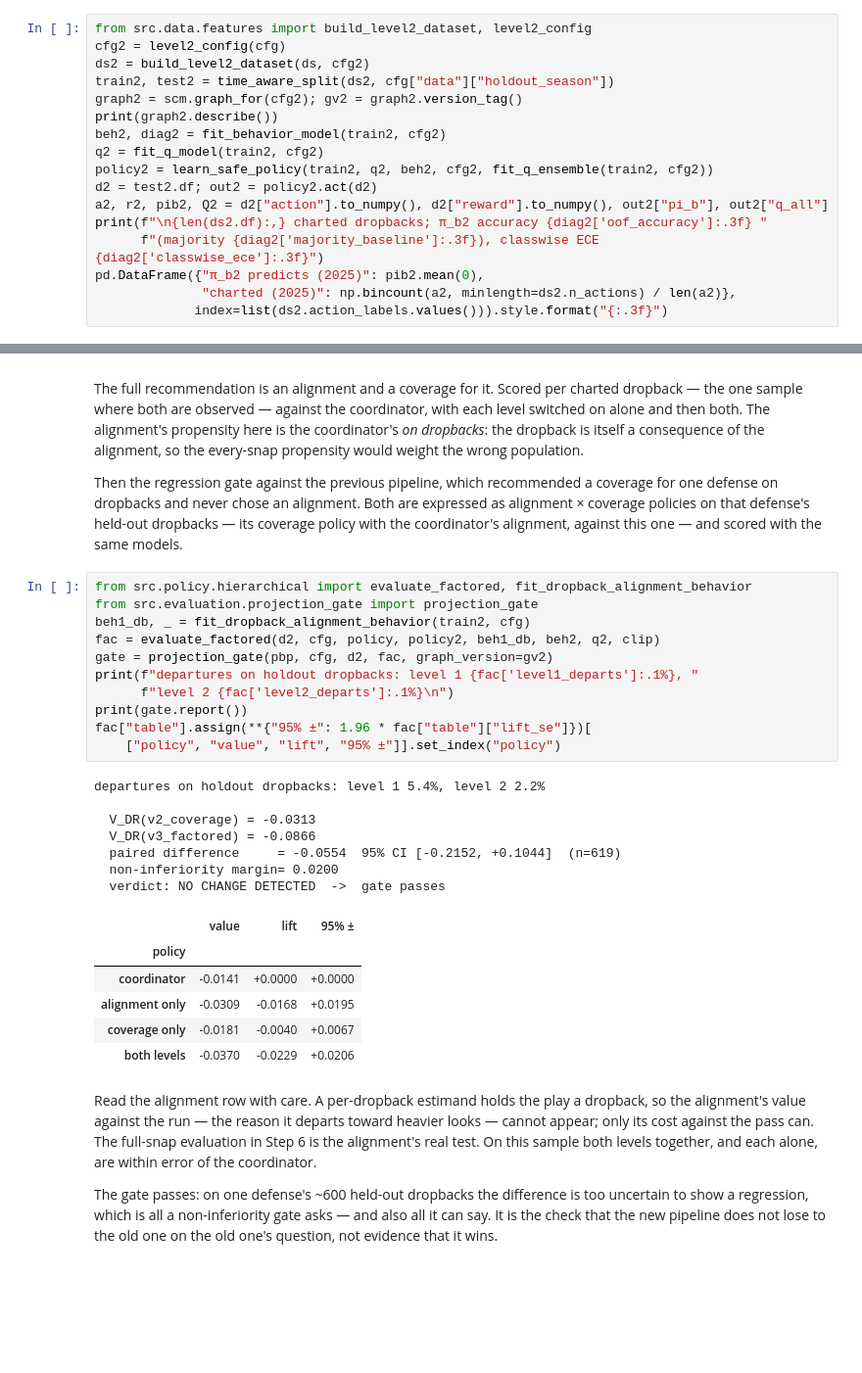
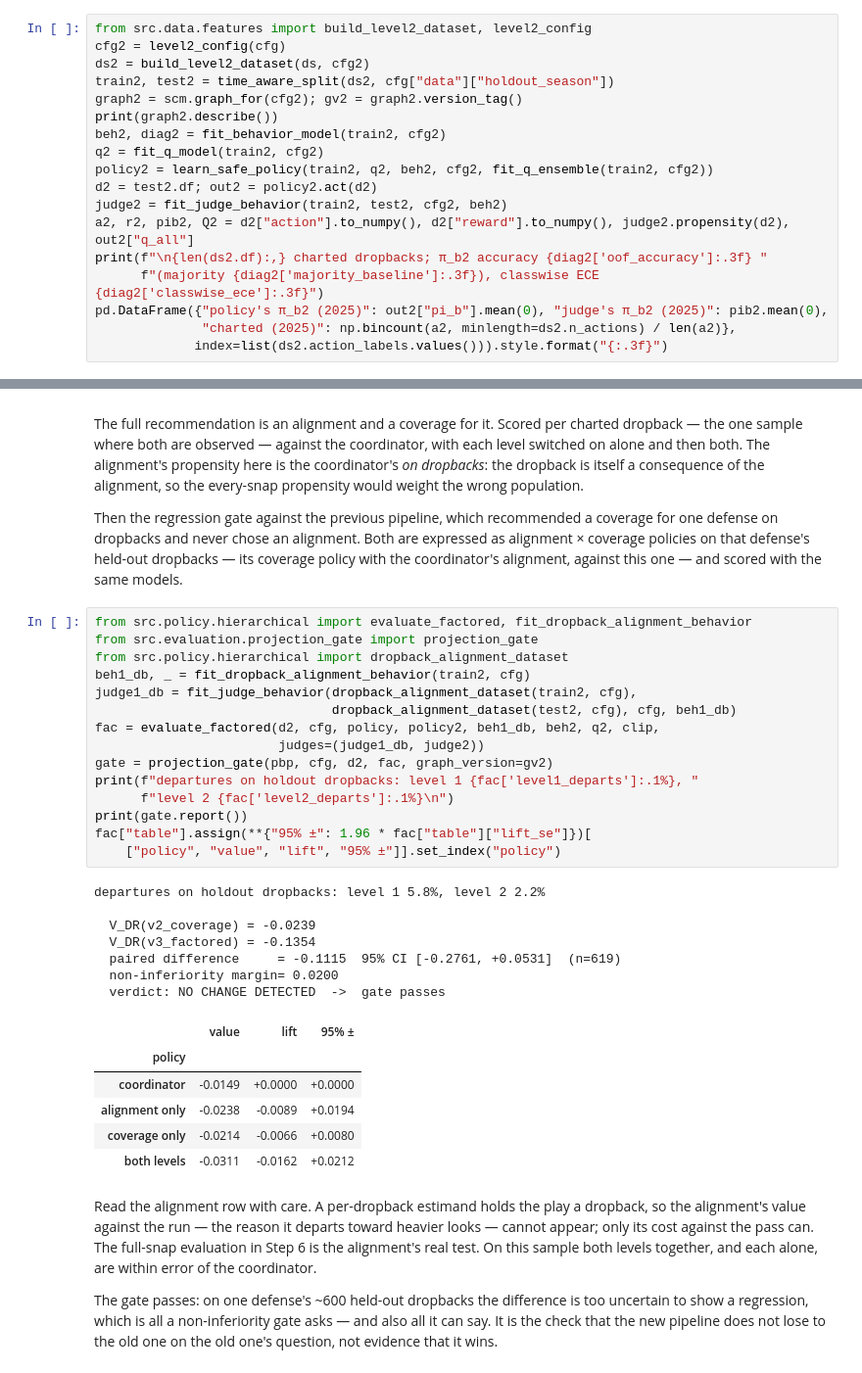
Before and after one commit to pendsec/nfl-playcalling, a Jupyter notebook: notebooks/v3_pipeline_walkthrough.ipynb, the cells around one changed output, grey strips where cells are left out. Shown at 98% size. Saved outputs shown, nothing was run; the diff lists cells and outputs as text; blank space fills up the shorter version.

```diff
--- a/notebooks/v3_pipeline_walkthrough.ipynb
+++ b/notebooks/v3_pipeline_walkthrough.ipynb
@@ -525,10 +588,11 @@ beh2, diag2 = fit_behavior_model(train2, cfg2)
 q2 = fit_q_model(train2, cfg2)
 policy2 = learn_safe_policy(train2, q2, beh2, cfg2, fit_q_ensemble(train2, cfg2))
 d2 = test2.df; out2 = policy2.act(d2)
-a2, r2, pib2, Q2 = d2["action"].to_numpy(), d2["reward"].to_numpy(), out2["pi_b"], out2["q_all"]
+judge2 = fit_judge_behavior(train2, test2, cfg2, beh2)
+a2, r2, pib2, Q2 = d2["action"].to_numpy(), d2["reward"].to_numpy(), judge2.propensity(d2), out2["q_all"]
 print(f"\n{len(ds2.df):,} charted dropbacks; π_b2 accuracy {diag2['oof_accuracy']:.3f} "
       f"(majority {diag2['majority_baseline']:.3f}), classwise ECE {diag2['classwise_ece']:.3f}")
-pd.DataFrame({"π_b2 predicts (2025)": pib2.mean(0),
+pd.DataFrame({"policy's π_b2 (2025)": out2["pi_b"].mean(0), "judge's π_b2 (2025)": pib2.mean(0),
               "charted (2025)": np.bincount(a2, minlength=ds2.n_actions) / len(a2)},
              index=list(ds2.action_labels.values())).style.format("{:.3f}")
 # %% [output]
@@ -592,28 +657,32 @@ alignment, against this one — and scored with the same models.
 # %%
 from src.policy.hierarchical import evaluate_factored, fit_dropback_alignment_behavior
 from src.evaluation.projection_gate import projection_gate
+from src.policy.hierarchical import dropback_alignment_dataset
 beh1_db, _ = fit_dropback_alignment_behavior(train2, cfg)
-fac = evaluate_factored(d2, cfg, policy, policy2, beh1_db, beh2, q2, clip)
+judge1_db = fit_judge_behavior(dropback_alignment_dataset(train2, cfg),
+                               dropback_alignment_dataset(test2, cfg), cfg, beh1_db)
+fac = evaluate_factored(d2, cfg, policy, policy2, beh1_db, beh2, q2, clip,
+                        judges=(judge1_db, judge2))
 gate = projection_gate(pbp, cfg, d2, fac, graph_version=gv2)
 print(f"departures on holdout dropbacks: level 1 {fac['level1_departs']:.1%}, "
       f"level 2 {fac['level2_departs']:.1%}\n")
 print(gate.report())
 fac["table"].assign(**{"95% ±": 1.96 * fac["table"]["lift_se"]})[
     ["policy", "value", "lift", "95% ±"]].set_index("policy")
 # %% [output]
-departures on holdout dropbacks: level 1 5.4%, level 2 2.2%
+departures on holdout dropbacks: level 1 5.8%, level 2 2.2%
 
-  V_DR(v2_coverage) = -0.0313
-  V_DR(v3_factored) = -0.0866
-  paired difference     = -0.0554  95% CI [-0.2152, +0.1044]  (n=619)
+  V_DR(v2_coverage) = -0.0239
+  V_DR(v3_factored) = -0.1354
+  paired difference     = -0.1115  95% CI [-0.2761, +0.0531]  (n=619)
   non-inferiority margin= 0.0200
   verdict: NO CHANGE DETECTED  ->  gate passes
 |  | value | lift | 95% ± |
 | policy |  |  |  |
-| coordinator | -0.0141 | +0.0000 | +0.0000 |
-| alignment only | -0.0309 | -0.0168 | +0.0195 |
-| coverage only | -0.0181 | -0.0040 | +0.0067 |
-| both levels | -0.0370 | -0.0229 | +0.0206 |
+| coordinator | -0.0149 | +0.0000 | +0.0000 |
+| alignment only | -0.0238 | -0.0089 | +0.0194 |
+| coverage only | -0.0214 | -0.0066 | +0.0080 |
+| both levels | -0.0311 | -0.0162 | +0.0212 |
 # %% [markdown]
 Read the alignment row with care. A per-dropback estimand holds the play a dropback, so the
 alignment's value against the run — the reason it departs toward heavier looks — cannot appear;
```
Also changed, not shown: parts of 16 cells of this notebook, 29 other files.
